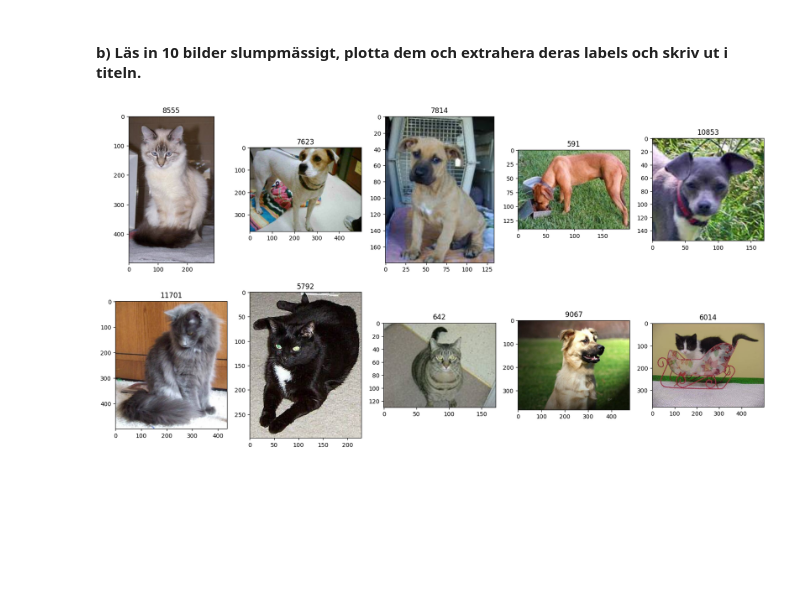
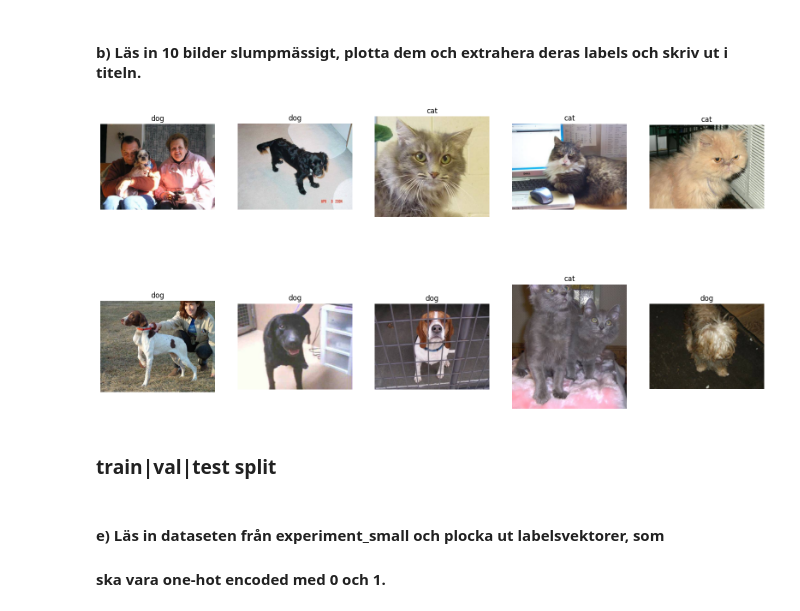
Before and after one commit to Joelholmb/AI-Joel-Holmberg-OPA23, a Jupyter notebook: labs/Labb2_ DL.ipynb, the cells around one changed output. Drawn from its saved outputs; the diff is of its cells as text; code cells hidden in the pictures; blank space fills up the shorter version.

Commit message:
added Eda, train|val|test, one hot encoding, imageprocessing and augmentation

```diff
--- a/labs/Labb2_ DL.ipynb
+++ b/labs/Labb2_ DL.ipynb
@@ -5,28 +5,31 @@
 # %%
 import numpy as np
 import matplotlib.pyplot as plt
 import cv2
+import seaborn as sns
 from pathlib import Path
 
-train_data_path = Path("archive/train/test/")
-test_data_path = Path("archive/test/test/")
+# Ange sökväg till din data
+data_path = Path("original_data/train/train/")
 
-# Hämtar alla bildsökvägar
-all_images = list(train_data_path.glob("*")) + list(test_data_path.glob("*"))
+# Hämta alla bildsökvägar
+all_images = list(data_path.glob("*.jpg"))
 
-# Välj 10 slumpmässiga bilder och säkerställer att en bild bara kan väljas en gång.
+# Välj 10 slumpmässiga bilder
 selected_images = np.random.choice(all_images, 10, replace=False)
 
 # Plotta bilder och deras labels
 plt.figure(figsize=(20, 10))
 for i, image_path in enumerate(selected_images):
     img = cv2.imread(str(image_path))
-    label = Path(image_path).stem
-    plt.subplot(2, 5, i+1)
-    plt.imshow(cv2.cvtColor(img, cv2.COLOR_BGR2RGB))  # Konvertera färgformat för matplotlib
+    img = cv2.cvtColor(img, cv2.COLOR_BGR2RGB)
+    label = "dog" if "dog" in image_path.stem else "cat"
+    plt.subplot(2, 5, i + 1)
+    plt.imshow(img)
     plt.title(label)
+    plt.axis("off")
 plt.show()
 # %% [output]
-[figure, old version]
+[figure, new version]
 # %%
 import os
@@ -39,3 +41,5 @@ folders = [
 
 for folder in folders:
     os.makedirs(folder, exist_ok=True)
+# %% [markdown]
+### train|val|test split
@@ -41,0 +87,3 @@ for folder in folders:
+# %% [markdown]
+#### e) Läs in dataseten från experiment_small och plocka ut labelsvektorer, som
+#### ska vara one-hot encoded med 0 och 1.
```
Also changed, not shown: parts of 15 cells of this notebook, 1 other file.
